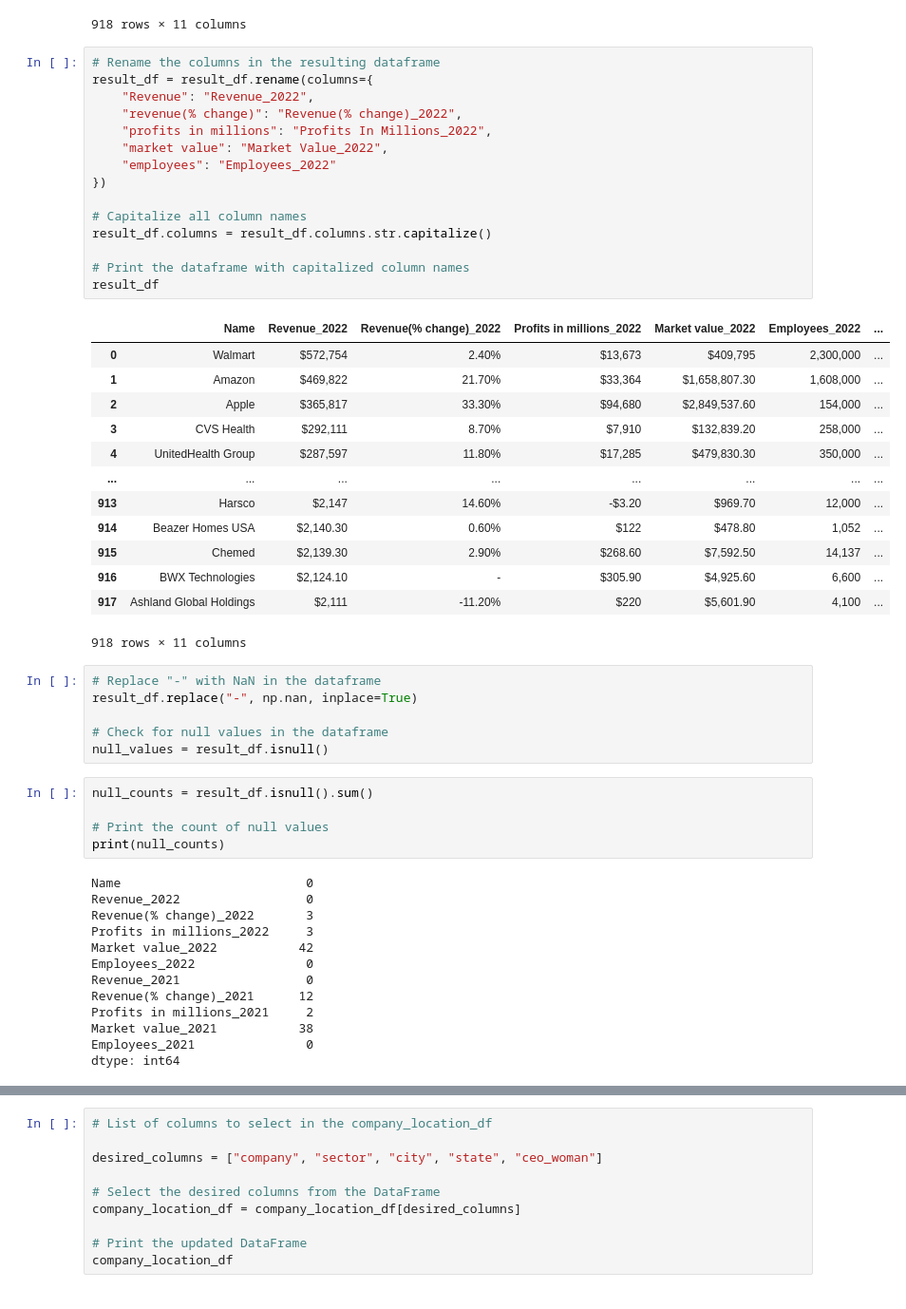
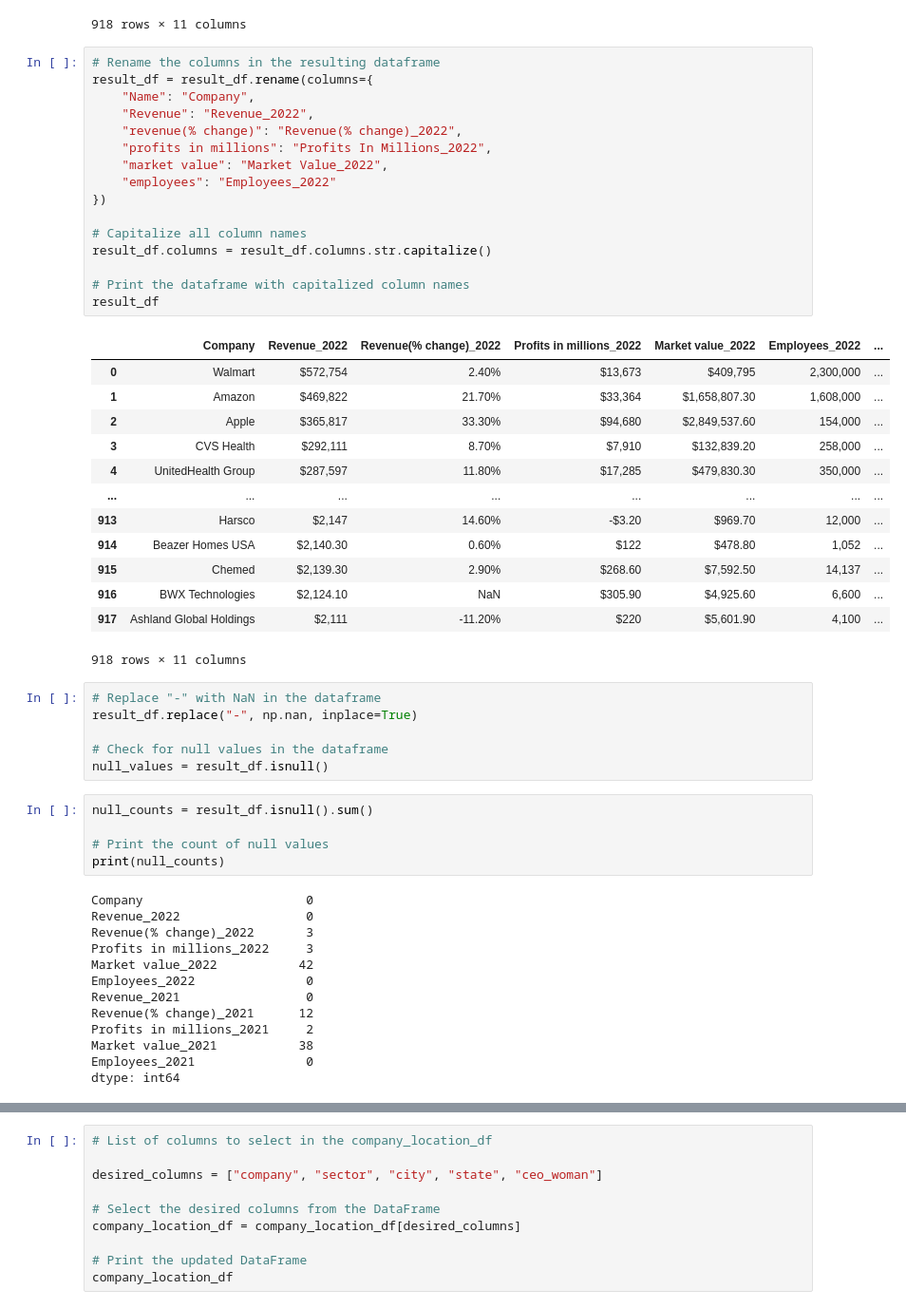
Before and after one commit to jannatulhashi/Exploring-Insights-from-the-Largest-US-Companies, a Jupyter notebook: Data Cleaning.ipynb, the cells around one changed output, grey strips where cells are left out. Shown at 95% size. Cells and saved outputs as stored; diff of their text form.

```diff
--- a/Data Cleaning.ipynb
+++ b/Data Cleaning.ipynb
@@ -78,20 +78,21 @@ result_df
 # %%
 # Rename the columns in the resulting dataframe
 result_df = result_df.rename(columns={
+    "Name": "Company",
     "Revenue": "Revenue_2022",
     "revenue(% change)": "Revenue(% change)_2022",
     "profits in millions": "Profits In Millions_2022",
     "market value": "Market Value_2022",
     "employees": "Employees_2022"
 })
 
 # Capitalize all column names
 result_df.columns = result_df.columns.str.capitalize()
 
 # Print the dataframe with capitalized column names
 result_df
 # %% [output]
-|  | Name | Revenue_2022 | Revenue(% change)_2022 | Profits in millions_2022 | Market value_2022 | Employees_2022 | ... |
+|  | Company | Revenue_2022 | Revenue(% change)_2022 | Profits in millions_2022 | Market value_2022 | Employees_2022 | ... |
 | 0 | Walmart | $572,754 | 2.40% | $13,673 | $409,795 | 2,300,000 | ... |
 | 1 | Amazon | $469,822 | 21.70% | $33,364 | $1,658,807.30 | 1,608,000 | ... |
 | 2 | Apple | $365,817 | 33.30% | $94,680 | $2,849,537.60 | 154,000 | ... |
@@ -101,7 +102,7 @@ result_df
 | 913 | Harsco | $2,147 | 14.60% | -$3.20 | $969.70 | 12,000 | ... |
 | 914 | Beazer Homes USA | $2,140.30 | 0.60% | $122 | $478.80 | 1,052 | ... |
 | 915 | Chemed | $2,139.30 | 2.90% | $268.60 | $7,592.50 | 14,137 | ... |
-| 916 | BWX Technologies | $2,124.10 | - | $305.90 | $4,925.60 | 6,600 | ... |
+| 916 | BWX Technologies | $2,124.10 | NaN | $305.90 | $4,925.60 | 6,600 | ... |
 | 917 | Ashland Global Holdings | $2,111 | -11.20% | $220 | $5,601.90 | 4,100 | ... |
 918 rows × 11 columns
 # %%
@@ -116,7 +117,7 @@ null_counts = result_df.isnull().sum()
 # Print the count of null values
 print(null_counts)
 # %% [output]
-Name                         0
+Company                      0
 Revenue_2022                 0
 Revenue(% change)_2022       3
 Profits in millions_2022     3
```
Also changed, not shown: parts of 21 cells of this notebook, 2 other files.
